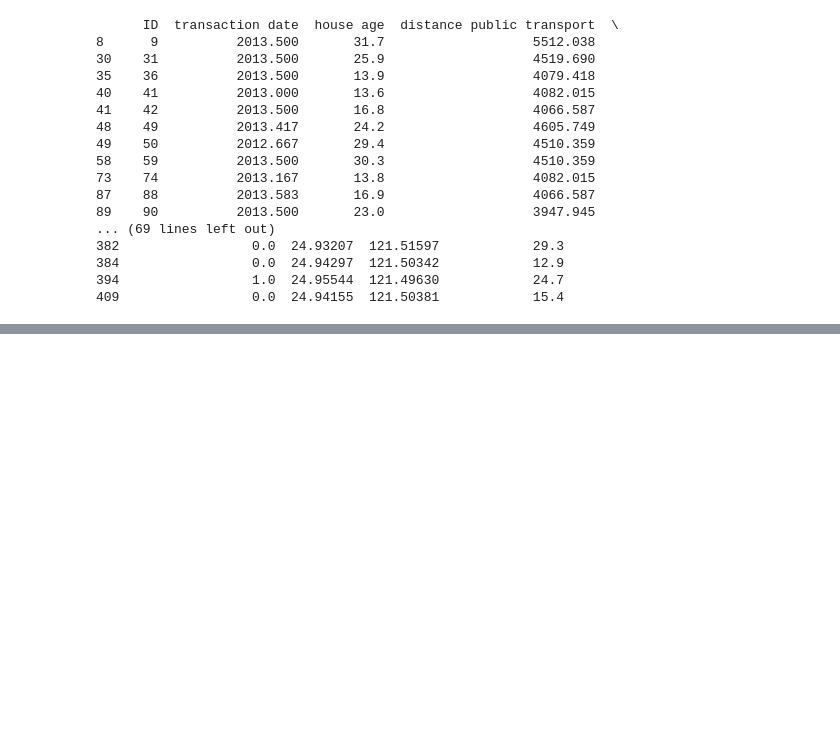
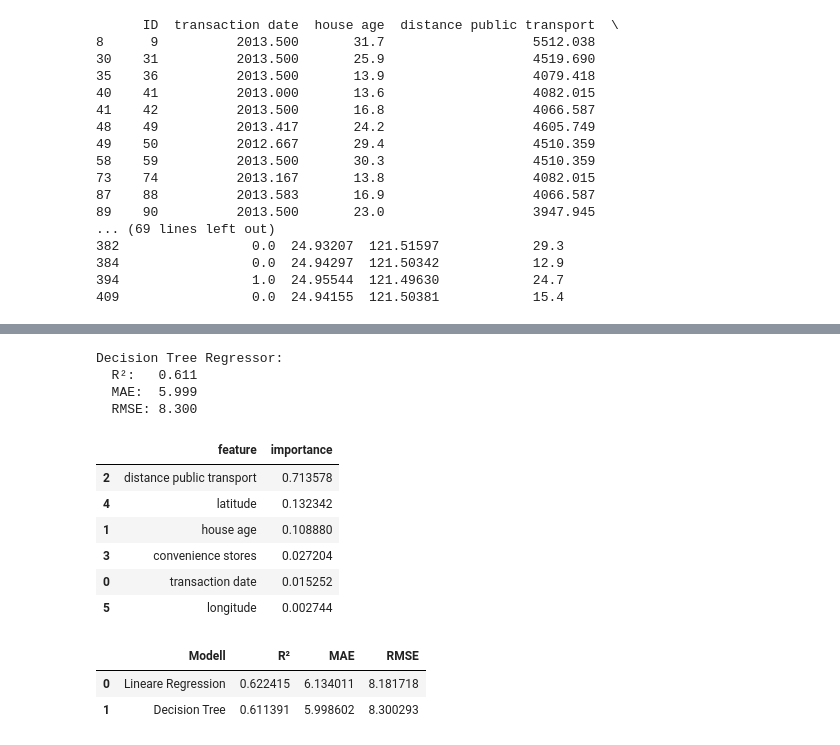
Before and after one commit to helena1234567890/data-science-UE-group-work, a Jupyter notebook: real_estate_analysis.ipynb, the cells around one changed output, grey strips where cells are left out. Saved outputs shown, nothing was run; the diff lists cells and outputs as text; code cells hidden in the pictures; blank space fills up the shorter version.

```diff
--- a/real_estate_analysis.ipynb
+++ b/real_estate_analysis.ipynb
@@ -135,0 +202,53 @@ Pairplot für die wichtigsten Features:
+# %%
+# ---------------------------------------------------------
+# Modell 2: Decision Tree Regressor
+# ---------------------------------------------------------
+tree_reg = DecisionTreeRegressor(max_depth=5, random_state=42)
+tree_reg.fit(X_train, y_train)
+
+y_pred_tree = tree_reg.predict(X_test)
+
+r2_tree = r2_score(y_test, y_pred_tree)
+mae_tree = mean_absolute_error(y_test, y_pred_tree)
+rmse_tree = np.sqrt(mean_squared_error(y_test, y_pred_tree))
+
+print("Decision Tree Regressor:")
+print(f"  R²:   {r2_tree:.3f}")
+print(f"  MAE:  {mae_tree:.3f}")
+print(f"  RMSE: {rmse_tree:.3f}")
+
+# Feature Importance anschauen
+importance_df = pd.DataFrame({
+    "feature": X.columns,
+    "importance": tree_reg.feature_importances_
+}).sort_values(by="importance", ascending=False)
+
+display(importance_df)
+# %% [output]
+Decision Tree Regressor:
+  R²:   0.611
+  MAE:  5.999
+  RMSE: 8.300
+|  | feature | importance |
+| 2 | distance public transport | 0.713578 |
+| 4 | latitude | 0.132342 |
+| 1 | house age | 0.108880 |
+| 3 | convenience stores | 0.027204 |
+| 0 | transaction date | 0.015252 |
+| 5 | longitude | 0.002744 |
+# %%
+# ---------------------------------------------------------
+# Modellvergleich
+# ---------------------------------------------------------
+results = pd.DataFrame({
+    "Modell": ["Lineare Regression", "Decision Tree"],
+    "R²": [r2_lin, r2_tree],
+    "MAE": [mae_lin, mae_tree],
+    "RMSE": [rmse_lin, rmse_tree]
+})
+
+display(results)
+# %% [output]
+|  | Modell | R² | MAE | RMSE |
+| 0 | Lineare Regression | 0.622415 | 6.134011 | 8.181718 |
+| 1 | Decision Tree | 0.611391 | 5.998602 | 8.300293 |
```
Also changed, not shown: parts of 6 cells of this notebook.
